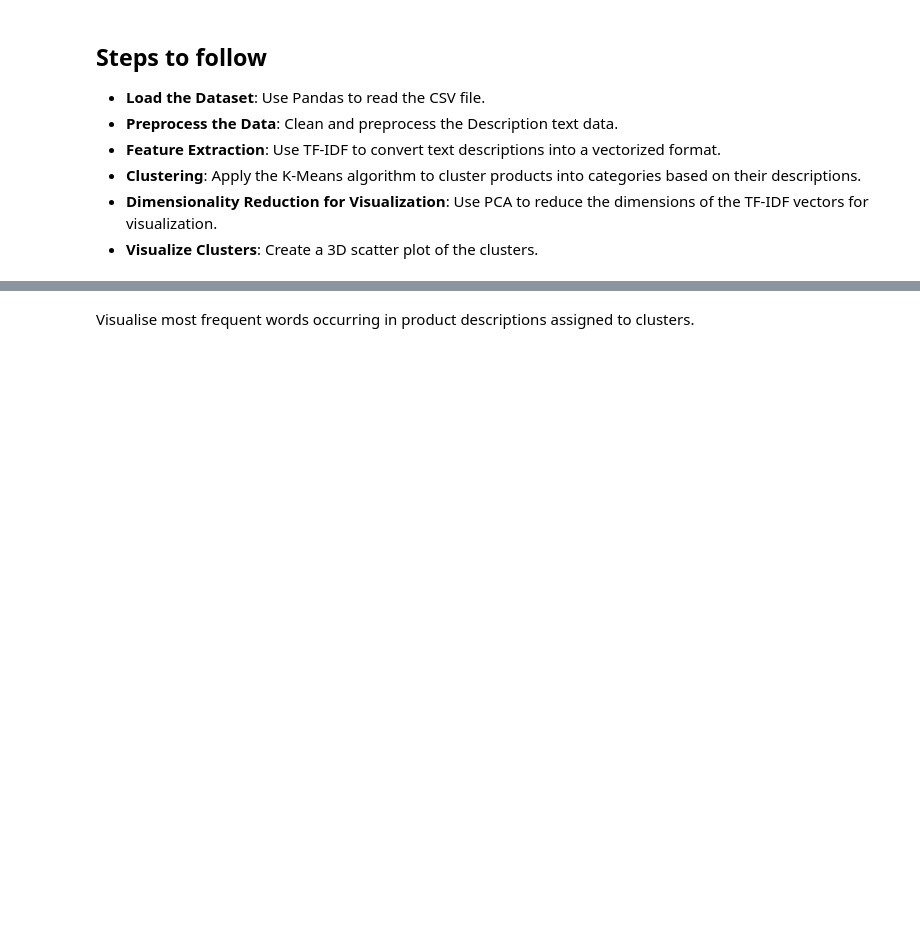
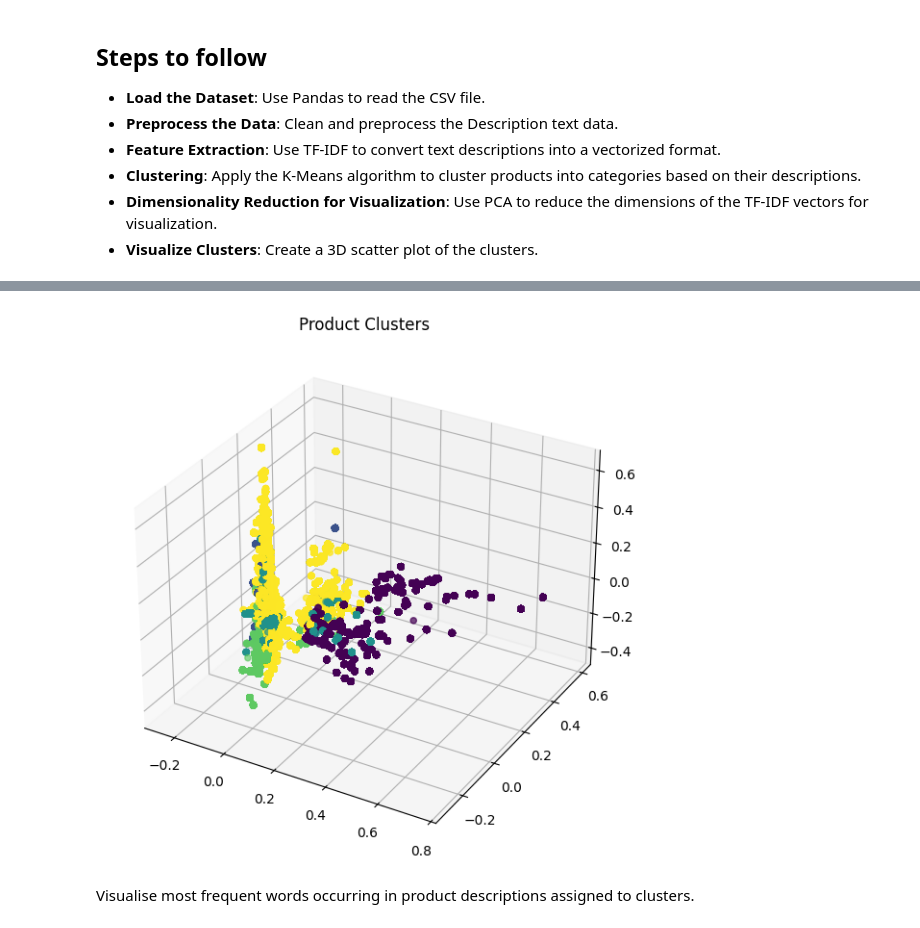
Before and after one commit to krishnaprasadpguptha/ML-full-code-oxford-session, a Jupyter notebook: ML full code oxford session/6. Clustering and PCA.ipynb, the cells around one changed output, grey strips where cells are left out. Saved outputs shown, nothing was run; the diff lists cells and outputs as text; code cells hidden in the pictures; blank space fills up the shorter version.

```diff
--- a/ML full code oxford session/6. Clustering and PCA.ipynb
+++ b/ML full code oxford session/6. Clustering and PCA.ipynb
@@ -51,7 +51,7 @@ nltk.download('punkt_tab')
 
 # Step 2: Load the Dataset
 # Update this path to where you have stored the dataset
-df = pd.read_csv('clustering-data.csv', encoding='latin1')
+df = pd.read_csv('Datasets\clustering-data.csv', encoding='latin1')
 
 # Step 3: Preprocess the Data
 def preprocess_text(text):
@@ -83,3 +83,4 @@ scatter = ax.scatter(reduced_features[:,0], reduced_features[:,1], reduced_featu
                      c=clusters, cmap='viridis')
 ax.set_title('Product Clusters')
 plt.show()
+# %% [output]
@@ -86,3 +96,4 @@ plt.show()
+[figure, added]
 # %% [markdown]
  Visualise most frequent words occurring in product descriptions assigned to clusters.
 # %%
```
Also changed, not shown: parts of 21 cells of this notebook.
